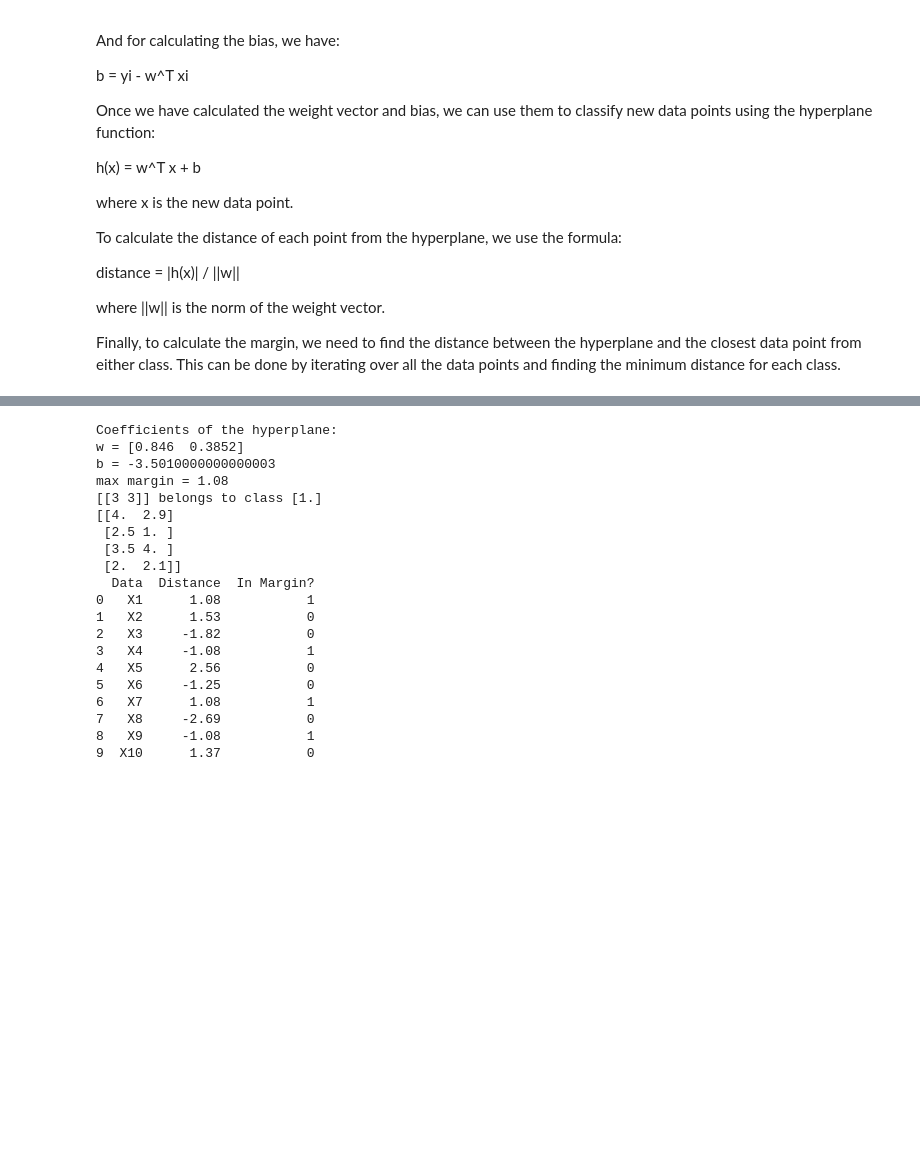
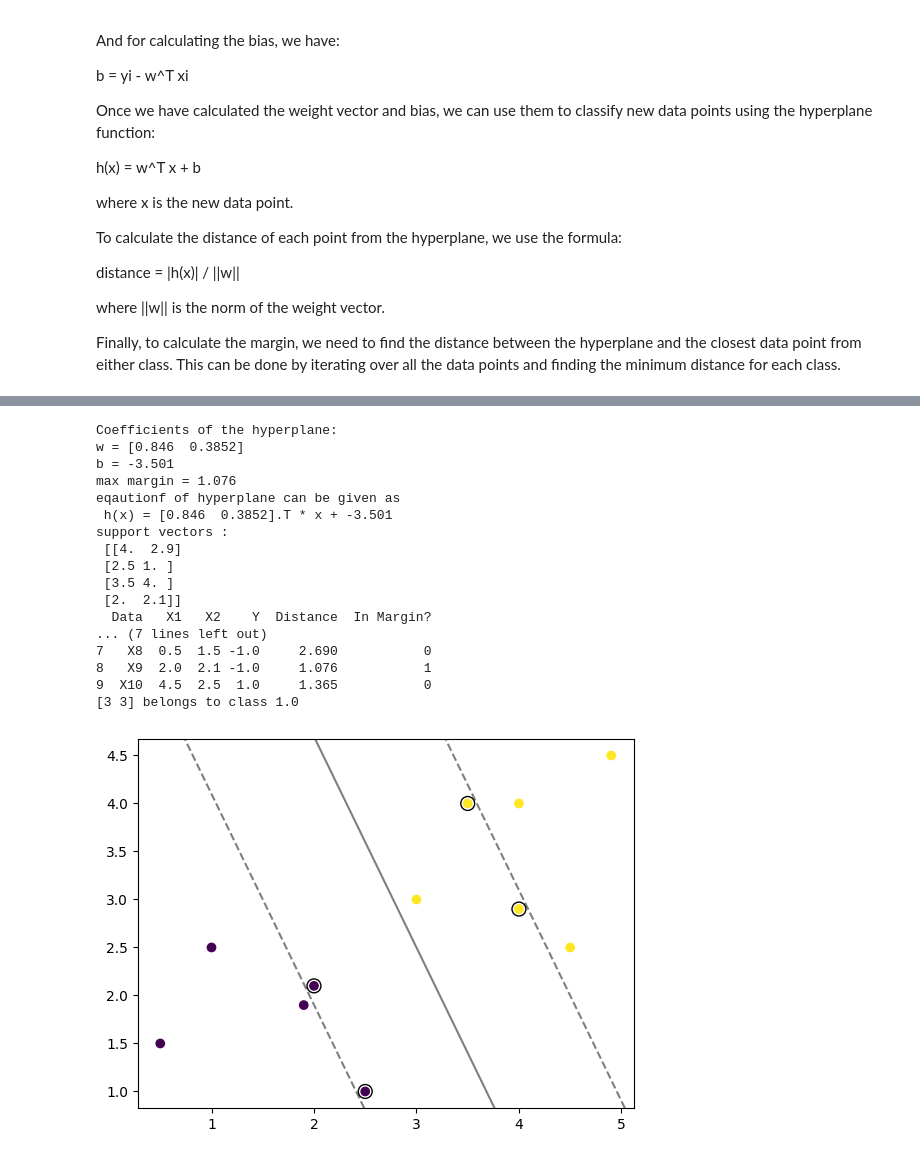
Before and after one commit to sanjeet-jain/cs-559, a Jupyter notebook: CS559_S23_HW3/HW3/HW3-Sanjeet_Vinod_jain.ipynb, the cells around one changed output, grey strips where cells are left out. Saved outputs shown, nothing was run; the diff lists cells and outputs as text; code cells hidden in the pictures; blank space fills up the shorter version.

```diff
--- a/CS559_S23_HW3/HW3/HW3-Sanjeet_Vinod_jain.ipynb
+++ b/CS559_S23_HW3/HW3/HW3-Sanjeet_Vinod_jain.ipynb
@@ -151,48 +142,51 @@ print("Coefficients of the hyperplane:")
 print("w =", simple_SVM.w)
 print("b =", simple_SVM.b)
 print("max margin =",simple_SVM.margin)
-test = np.array([[3,3]])
+print(f'eqautionf of hyperplane can be given as \n h(x) = {simple_SVM.w}.T * x + {simple_SVM.b}')
+
+print(f'support vectors : \n {simple_SVM.supportVectors}' )
+margin_table = simple_SVM.margin_table()
+print(margin_table)
+test = np.array([3,3])
 result = simple_SVM.predict(test)
 print(f'{test} belongs to class {result}')
-print(simple_SVM.supportVectors )
-margin_table = simple_SVM.margin_table()
-print(margin_table)
 # %% [output]
 Coefficients of the hyperplane:
 w = [0.846  0.3852]
-b = -3.5010000000000003
-max margin = 1.08
-[[3 3]] belongs to class [1.]
-[[4.  2.9]
+b = -3.501
+max margin = 1.076
+eqautionf of hyperplane can be given as
+ h(x) = [0.846  0.3852].T * x + -3.501
+support vectors :
+ [[4.  2.9]
  [2.5 1. ]
  [3.5 4. ]
  [2.  2.1]]
-  Data  Distance  In Margin?
-0   X1      1.08           1
-1   X2      1.53           0
-2   X3     -1.82           0
-3   X4     -1.08           1
-4   X5      2.56           0
-5   X6     -1.25           0
-6   X7      1.08           1
-7   X8     -2.69           0
-8   X9     -1.08           1
-9  X10      1.37           0
+  Data   X1   X2    Y  Distance  In Margin?
+... (7 lines left out)
+7   X8  0.5  1.5 -1.0     2.690           0
+8   X9  2.0  2.1 -1.0     1.076           1
+9  X10  4.5  2.5  1.0     1.365           0
+[3 3] belongs to class 1.0
 # %%
 # Plot the data points
 fig, ax = plt.subplots()
-ax.scatter(np.array(X)[:, 0], np.array(X)[:, 1], c=y)
+X_new = np.append(X,[test],axis=0)
+y_new = np.append(y,[result],axis=0)
+ax.scatter(np.array(X_new)[:, 0], np.array(X_new)[:, 1], c=y_new)
 
 # Plot the hyperplane
 xlim = ax.get_xlim()
 ylim = ax.get_ylim()
-xx = np.linspace(xlim[0], xlim[1], 10)
-yy = np.linspace(ylim[0], ylim[1], 10)
+xx = np.linspace(xlim[0], xlim[1])
+yy = np.linspace(ylim[0], ylim[1])
 YY, XX = np.meshgrid(yy, xx)
 xy = np.vstack([XX.ravel(), YY.ravel()]).T
-Z = simple_SVM.getDistances(xy).reshape(XX.shape)
-ax.contour(XX, YY, Z, colors='k', levels=[-1, 0, 1], alpha=0.5,
+Z = (np.dot(xy, simple_SVM.w) + simple_SVM.b).reshape(XX.shape)
+ax.contour(XX, YY, Z, colors='k', levels=[-simple_SVM.margin, 0, simple_SVM.margin], alpha=0.5,
            linestyles=['--', '-', '--'])
 ax.scatter(simple_SVM.supportVectors[:, 0], simple_SVM.supportVectors[:, 1], s=100,
            linewidth=1, facecolors='none', edgecolors='k')
 plt.show()
+# %% [output]
+[figure, added]
```
Also changed, not shown: parts of 5 cells of this notebook.
